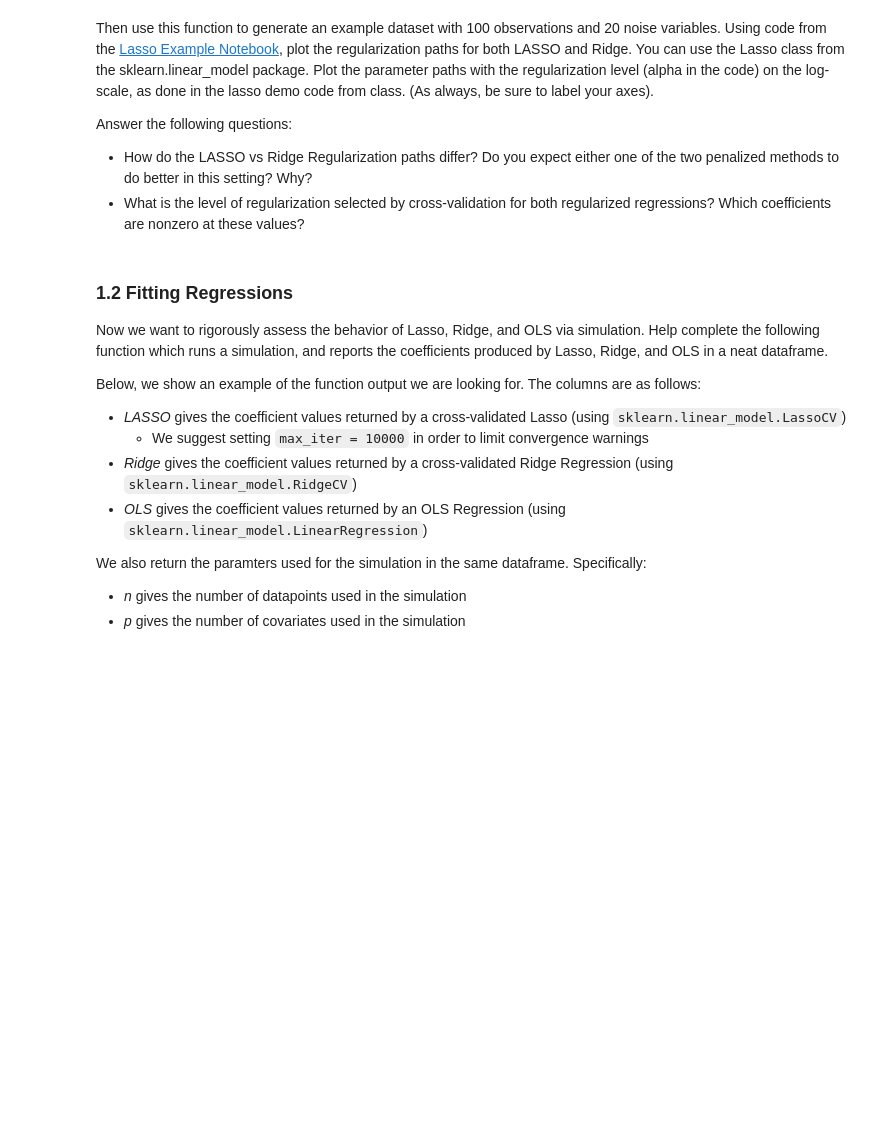
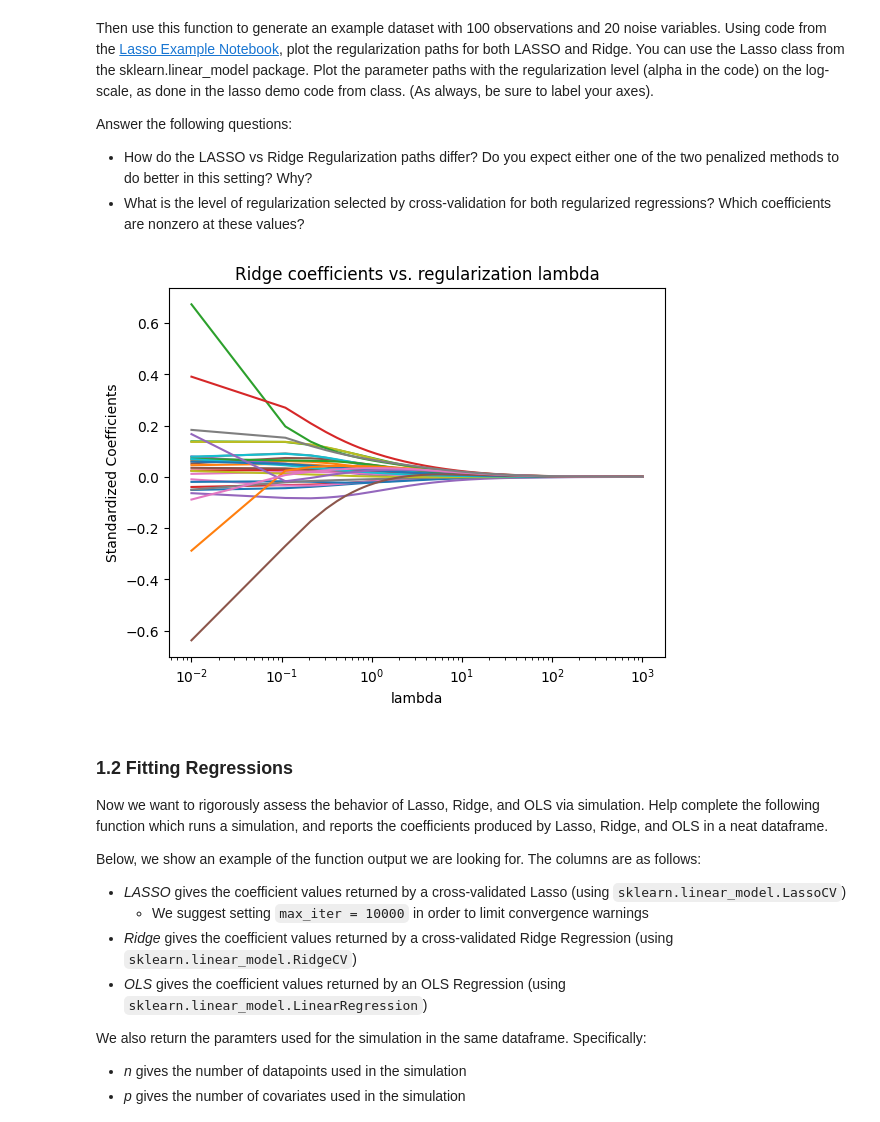
Before and after one commit to Swaha294/Swaha294, a Jupyter notebook: assignments/assn1/assn1.ipynb, the cells around one changed output. Cells and saved outputs as stored; diff of their text form; code cells hidden in the pictures; blank space fills up the shorter version.

```diff
--- a/assignments/assn1/assn1.ipynb
+++ b/assignments/assn1/assn1.ipynb
@@ -120,6 +118,26 @@ Answer the following questions:
 # %%
 # generate an example dataset using simulate_data
 df100_features, df100_y = simulate_data(n = 100, p = 20)
+# %%
+# get coefficients using ridge regression
+alphas = np.linspace(1,100000,10000)
+ridge = Ridge()
+coefs = []
+
+for a in alphas:
+    ridge.set_params(alpha=a)
+    ridge.fit(df100_features, df100_y)
+    coefs.append(ridge.coef_)
+
+ax = plt.gca()
+ax.plot(alphas/df100_features.shape[0], coefs)
+ax.set_xscale('log')
+plt.axis('tight')
+plt.xlabel('lambda')
+plt.ylabel('Standardized Coefficients')
+plt.title('Ridge coefficients vs. regularization lambda');
+# %% [output]
+[figure, added]
 # %% [markdown]
 ### 1.2 Fitting Regressions
 
```
Also changed, not shown: parts of 1 cell of this notebook.
